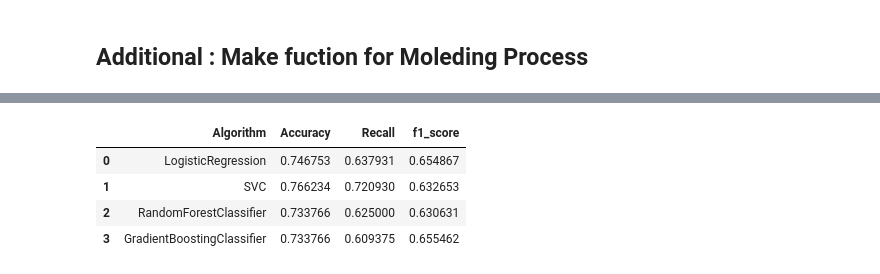
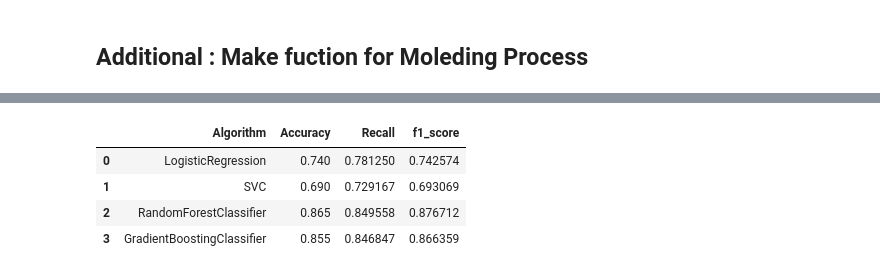
Before and after one commit to NajiId/Predicting-Diabetes, a Jupyter notebook: diabetes.ipynb, the cells around one changed output, grey strips where cells are left out. Drawn from its saved outputs; the diff is of its cells as text; code cells hidden in the pictures.

```diff
--- a/diabetes.ipynb
+++ b/diabetes.ipynb
@@ -183,13 +196,13 @@ result_f1_s
 # %%
 FinalResult =pd.DataFrame({'Algorithm': columns, 'Accuracy': result_accurecy, 'Recall': result_recall, 'f1_score': result_f1_s})
-# %%
-Algorithms
-# %% [output]
-|  | Algorithm | Accuracy | Recall | f1_score |
-| 0 | LogisticRegression | 0.746753 | 0.637931 | 0.654867 |
-| 1 | SVC | 0.766234 | 0.720930 | 0.632653 |
-| 2 | RandomForestClassifier | 0.733766 | 0.625000 | 0.630631 |
-| 3 | GradientBoostingClassifier | 0.733766 | 0.609375 | 0.655462 |
+# %%
+FinalResult
+# %% [output]
+|  | Algorithm | Accuracy | Recall | f1_score |
+| 0 | LogisticRegression | 0.740 | 0.781250 | 0.742574 |
+| 1 | SVC | 0.690 | 0.729167 | 0.693069 |
+| 2 | RandomForestClassifier | 0.865 | 0.849558 | 0.876712 |
+| 3 | GradientBoostingClassifier | 0.855 | 0.846847 | 0.866359 |
 # %%
 fig , ax = plt.subplots(figsize=(10, 4))
 plt.plot(FinalResult.Algorithm, result_accurecy, label='Accuracy')
```
Also changed, not shown: parts of 13 cells of this notebook.
